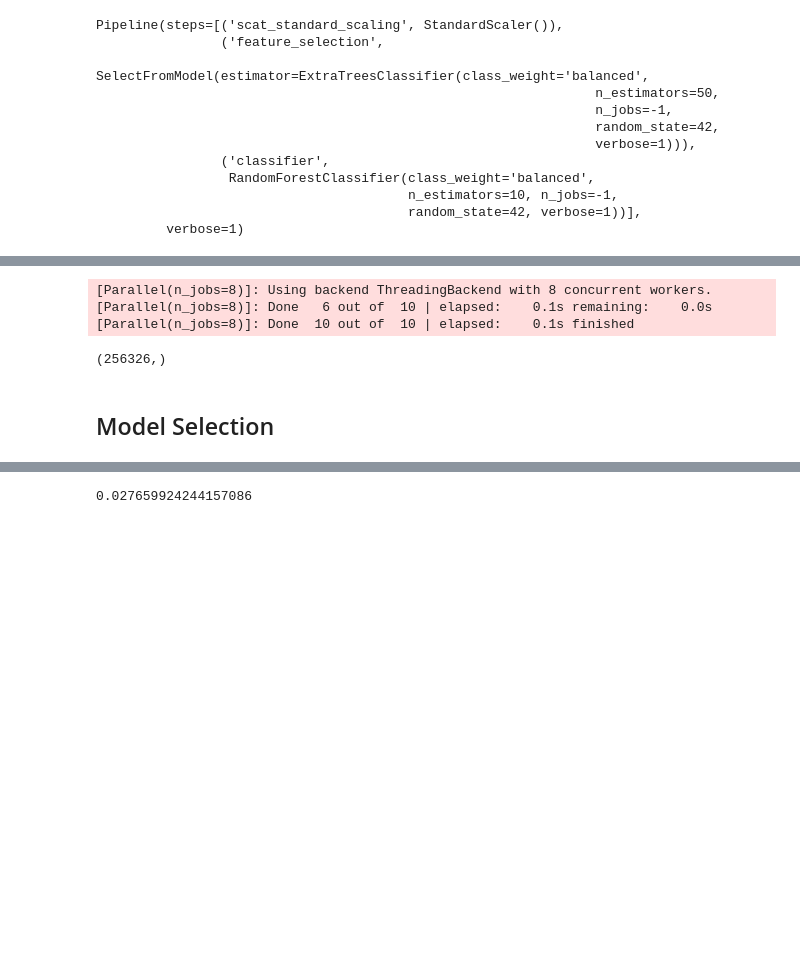
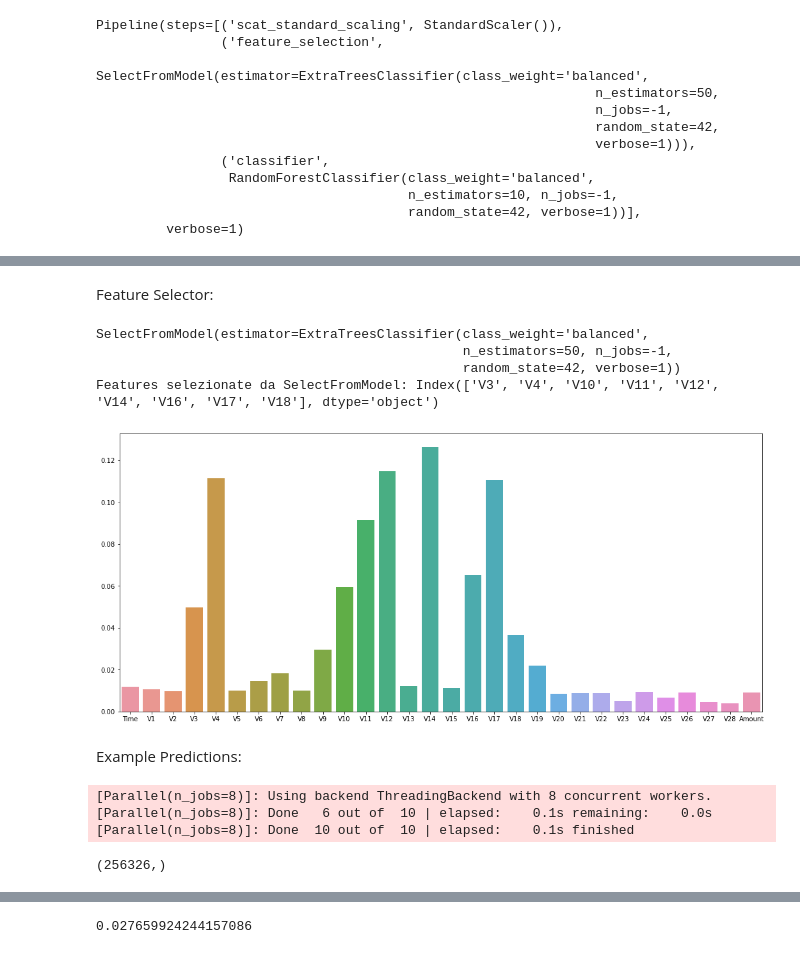
Before and after one commit to enryls/bigdata-project, a Jupyter notebook: notebooks/02-exploratory_prep.ipynb, the cells around one changed output, grey strips where cells are left out. Cells and saved outputs as stored; diff of their text form; code cells hidden in the pictures; blank space fills up the shorter version.

```diff
--- a/notebooks/02-exploratory_prep.ipynb
+++ b/notebooks/02-exploratory_prep.ipynb
@@ -107,3 +160,32 @@ array([ 9.48144952e+04,  8.07342955e-04,  1.15092963e-04,  1.45939740e-03,
+# %% [markdown]
+Feature Selector:
+# %%
+selector = classifier.steps[1][1]
+
+print(selector)
+
+feature_names = df.columns
+selected_feature_names = feature_names[selector.get_support()]
+
+print("Features selezionate da SelectFromModel: "
+      f"{selected_feature_names}")
+# %% [output]
+SelectFromModel(estimator=ExtraTreesClassifier(class_weight='balanced',
+                                               n_estimators=50, n_jobs=-1,
+                                               random_state=42, verbose=1))
+Features selezionate da SelectFromModel: Index(['V3', 'V4', 'V10', 'V11', 'V12', 'V14', 'V16', 'V17', 'V18'], dtype='object')
+# %%
+tree = selector.estimator_
+
+feature_importances = tree.feature_importances_
+
+fig, ax = plt.subplots(1, 1, figsize =(18,8))
+
+g = sns.barplot(x = feature_names.values, y = feature_importances, ax = ax)
+# %% [output]
+[figure, added]
+# %% [markdown]
+Example Predictions:
 # %%
 Y = classifier.predict(X_train)
 Y.shape
@@ -112,5 +194,3 @@ Y.shape
 [Parallel(n_jobs=8)]: Done   6 out of  10 | elapsed:    0.1s remaining:    0.0s
 [Parallel(n_jobs=8)]: Done  10 out of  10 | elapsed:    0.1s finished
 (256326,)
-# %% [markdown]
-## Model Selection
```
Also changed, not shown: parts of 34 cells of this notebook, 1 other file.
